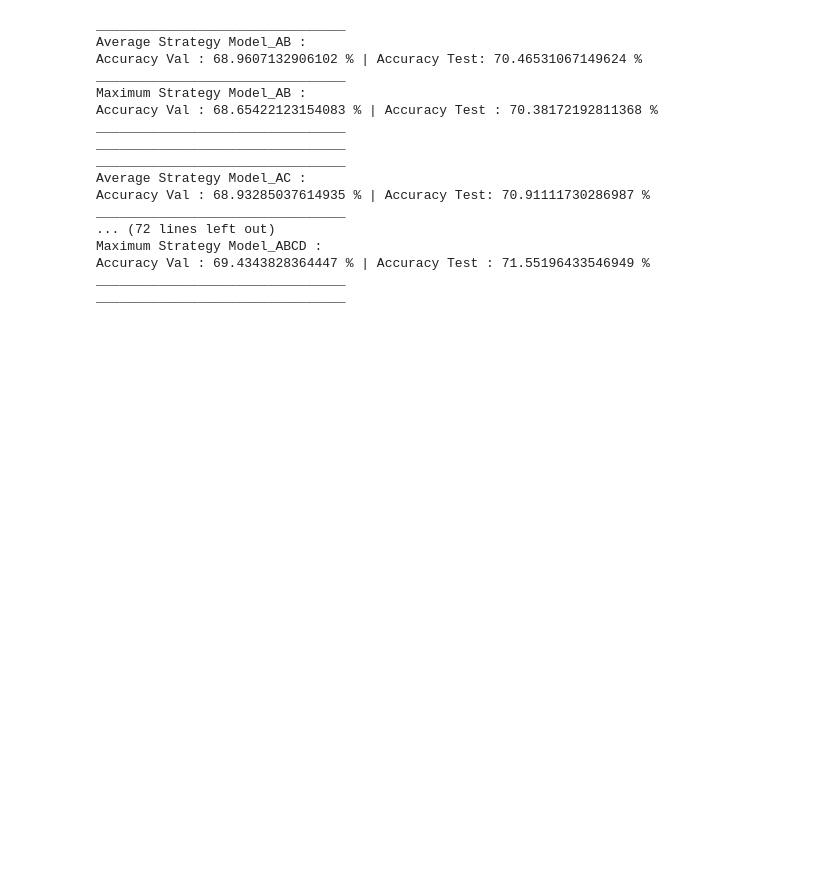
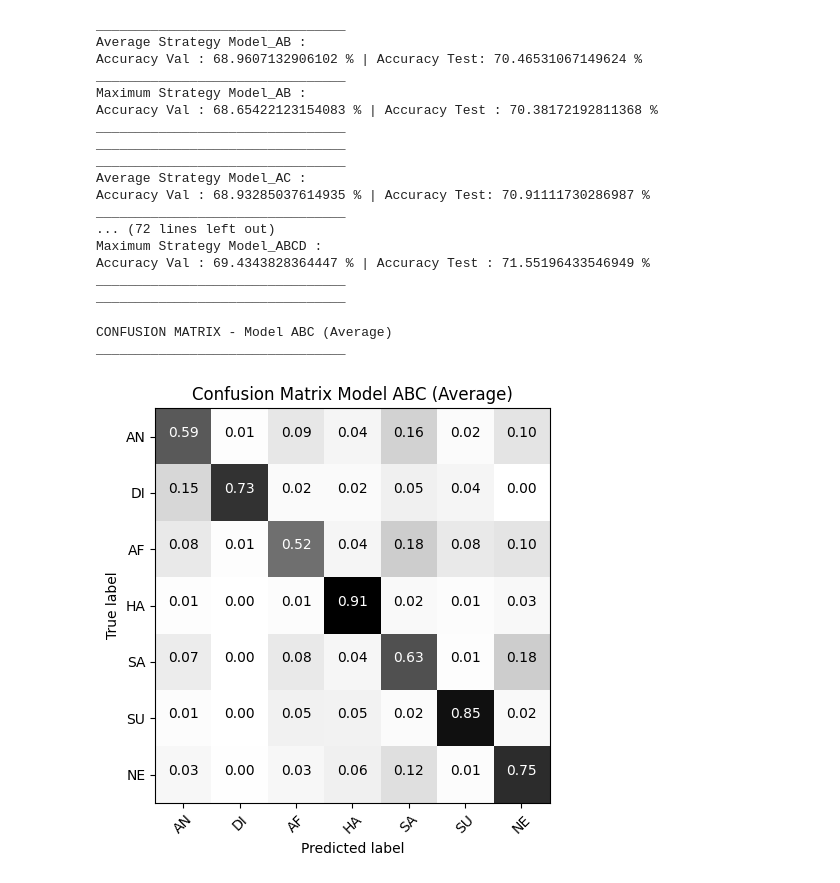
Before and after one commit to nkbenamara/Facial-Emotion-Recognition, a Jupyter notebook: Facial_emotion_recogntion_code_IWINAC_2019.ipynb, the cells around one changed output. Saved outputs shown, nothing was run; the diff lists cells and outputs as text; code cells hidden in the pictures; blank space fills up the shorter version.

```diff
--- a/Facial_emotion_recogntion_code_IWINAC_2019.ipynb
+++ b/Facial_emotion_recogntion_code_IWINAC_2019.ipynb
@@ -620,3 +691,24 @@ Maximum Strategy Model_ABCD :
 Accuracy Val : 69.4343828364447 % | Accuracy Test : 71.55196433546949 %
 ________________________________
 ________________________________
+# %%
+#confusion matrix Model ABC Average
+_,_,_,_,_,y_pred_test_avg_ABC=ensemble_average(Model_ABC)
+
+print('CONFUSION MATRIX - Model ABC (Average)')
+print("________________________________")
+cnf_matrix = confusion_matrix(y_test_numerical, y_pred_test_avg_ABC)
+np.set_printoptions(precision=2)
+
+
+# Plot normalized confusion matrix
+plt.figure(figsize=(5,5), dpi=100)
+plt.grid(None)
+plot_confusion_matrix(cnf_matrix, classes=class_names, normalize=True,
+                      title='Confusion Matrix Model ABC (Average)')
+plt.savefig('./confusion_matrices/Confusion_Matrix_ModelABC_Average.tiff')
+plt.show()
+# %% [output]
+CONFUSION MATRIX - Model ABC (Average)
+________________________________
+[figure, added]
```
Also changed, not shown: parts of 13 cells of this notebook, 6 other files.
